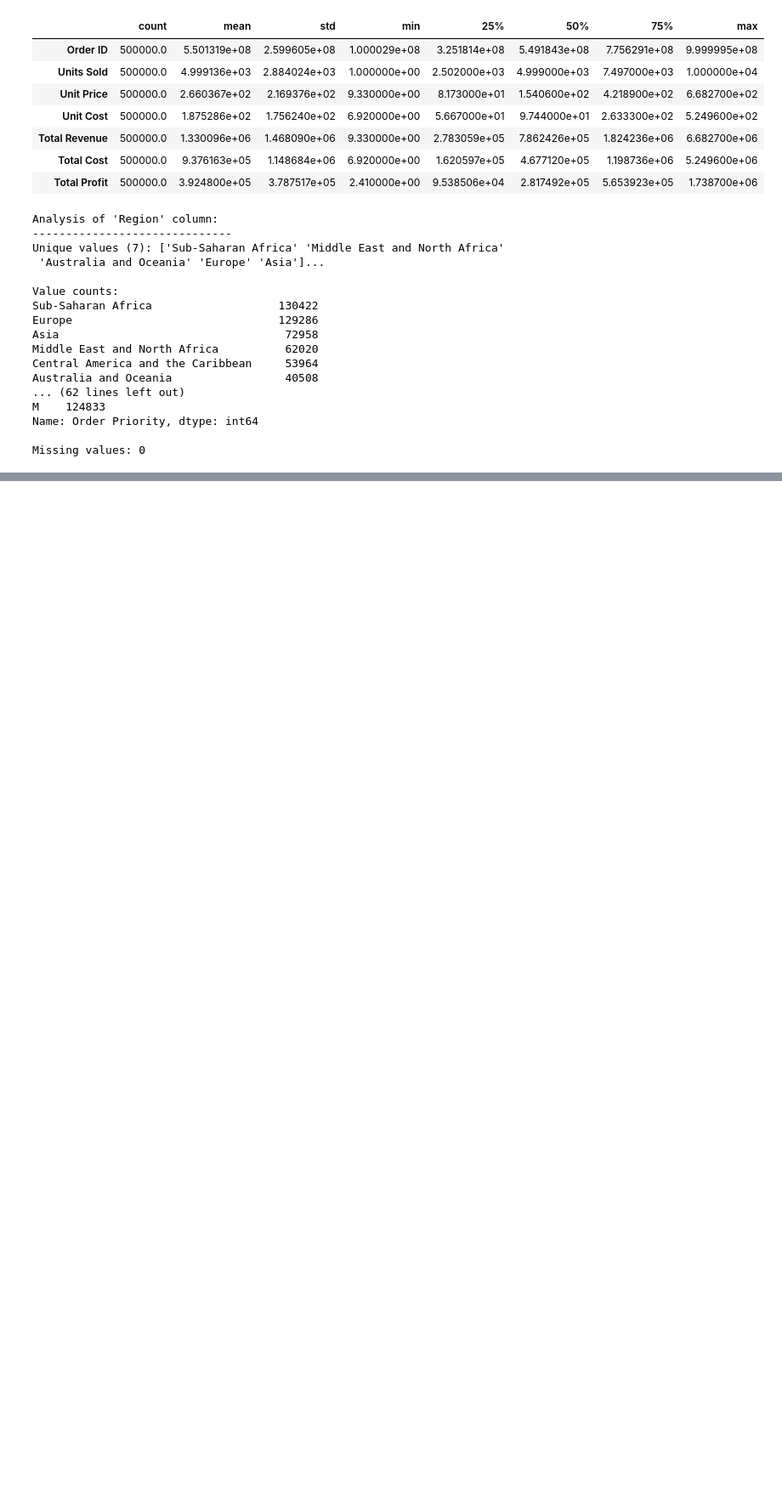
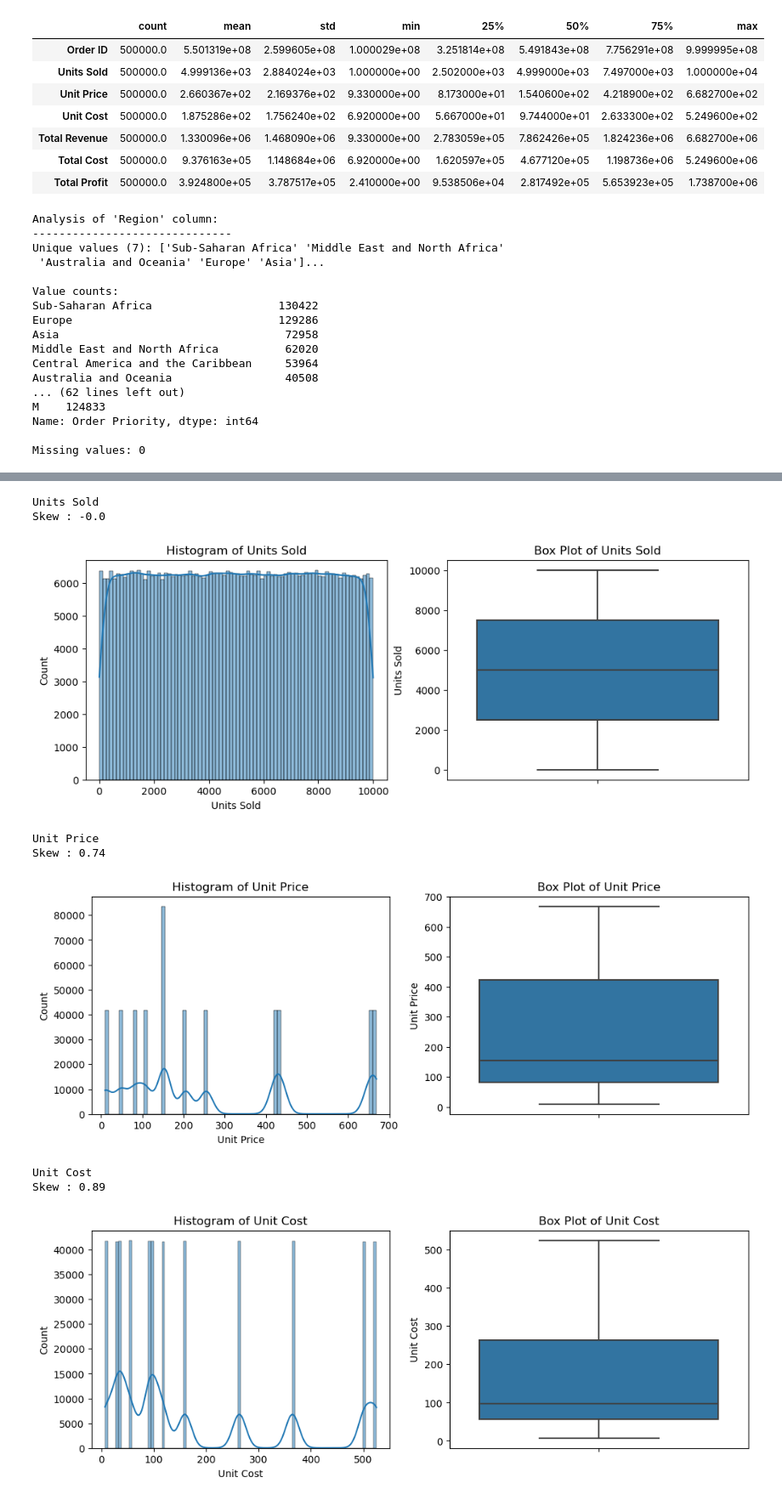
Before and after one commit to Udityanshu/Sales-Prediction, a Jupyter notebook: Sales_Profit_Classification_Model.ipynb, the cells around one changed output, grey strips where cells are left out. Shown at 85% size. Saved outputs shown, nothing was run; the diff lists cells and outputs as text; code cells hidden in the pictures; blank space fills up the shorter version.

Commit message:
done with data processing and started with univariate analysis

```diff
--- a/Sales_Profit_Classification_Model.ipynb
+++ b/Sales_Profit_Classification_Model.ipynb
@@ -176,0 +192,5 @@ data['Ship Date'] = pd.to_datetime(data['Ship Date'])
+# %%
+# Calculate the number of days between the order date and ship date
+# which could give insights into how shipping time might affect profit
+data['Shipping Time (Days)'] = (data['Ship Date'] - data['Order Date']).dt.days
+data.head()
@@ -176,0 +204,20 @@ data['Ship Date'] = pd.to_datetime(data['Ship Date'])
+# %%
+# Extract the month from the order date, which could help identify seasonal trends in sales
+data['Order Month'] = data['Order Date'].dt.month
+
+# Extract the year from the order date to analyze year-over-year trends
+data['Order Year'] = data['Order Date'].dt.year
+# %%
+# dropping columns that are not required for the analysis
+data = data.drop(columns=['Order Date', 'Ship Date'])
+# %%
+# Calculate the profit margin as a percentage of the total revenue which gives a clearer picture of profitability
+data['Profit Margin (%)'] = (data['Total Profit'] / data['Total Revenue']) * 100
+
+# Calculate revenue per unit sold which help in understanding how different pricing strategies impact profitability
+data['Revenue per Unit'] = data['Total Revenue'] / data['Units Sold']
+
+# Calculate cost per unit, similar to revenue per unit, to understand the cost structure better
+data['Cost per Unit'] = data['Total Cost'] / data['Units Sold']
+
+data.head()
@@ -176,0 +257,30 @@ data['Ship Date'] = pd.to_datetime(data['Ship Date'])
+# %%
+numerical_columns = ['Units Sold', 'Unit Price', 'Unit Cost', 'Total Revenue', 'Total Cost', 'Total Profit']
+
+# Plotting histograms and box plots for each numerical column
+for column in numerical_columns:
+    print(column)
+    print('Skew :',round(data[column].skew(),2))
+    plt.figure(figsize=(12, 4))
+
+    # Histogram
+    plt.subplot(1, 2, 1)
+    sns.histplot(data[column], kde=True)
+    plt.title(f'Histogram of {column}')
+
+    # Box plot
+    plt.subplot(1, 2, 2)
+    sns.boxplot(y=data[column])
+    plt.title(f'Box Plot of {column}')
+
+    plt.show()
+# %% [output]
+Units Sold
+Skew : -0.0
+[figure, added]
+Unit Price
+Skew : 0.74
+[figure, added]
+Unit Cost
+Skew : 0.89
+[figure, added]
```
Also changed, not shown: parts of 11 cells of this notebook.
